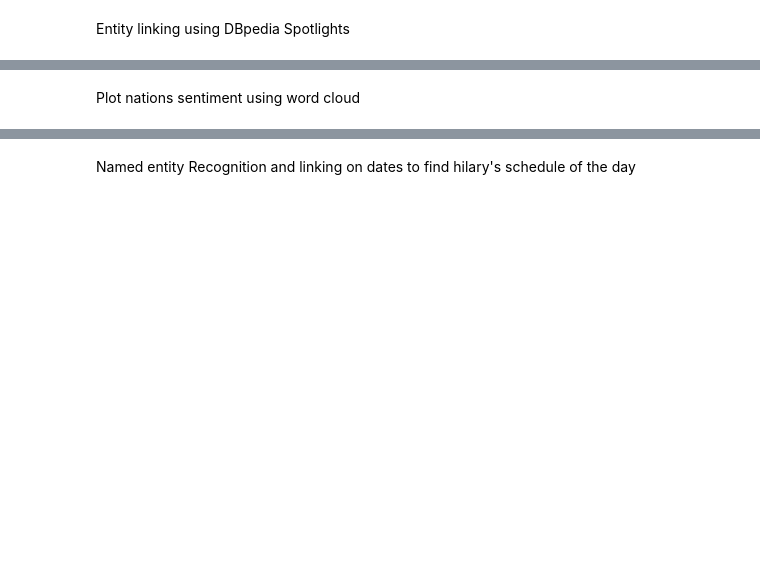
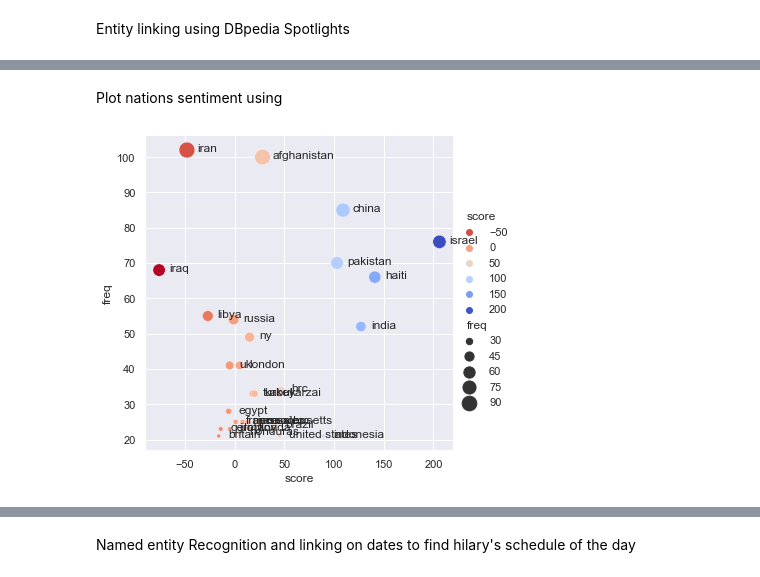
Before and after one commit to gianlucagiudice/hillary-clinton-leaked-emails, a Jupyter notebook: preprocess.ipynb, the cells around one changed output, grey strips where cells are left out. Cells and saved outputs as stored; diff of their text form; code cells hidden in the pictures; blank space fills up the shorter version.

Commit message:
Sentiment demo

```diff
--- a/preprocess.ipynb
+++ b/preprocess.ipynb
@@ -335,2 +336,14 @@ print(list(entities_gpe.items())[:15])
 # %% [markdown]
-Plot nations sentiment using word cloud
+Plot nations sentiment using
+# %%
+cmap = sns.color_palette("coolwarm_r", as_cmap=True)
+fig = sns.relplot(x="score", y="freq", size="freq", hue="score", sizes=(15, 250), palette=cmap, data=df_entities)
+
+ax = fig.axes[0,0]
+for idx,row in df_entities.iterrows():
+    x = row["score"]
+    y = row["freq"]
+    text = row["entity"]
+    ax.text(x+10, y-0.5 ,text, horizontalalignment='left')
+# %% [output]
+[figure, added]
```
Also changed, not shown: parts of 8 cells of this notebook.
